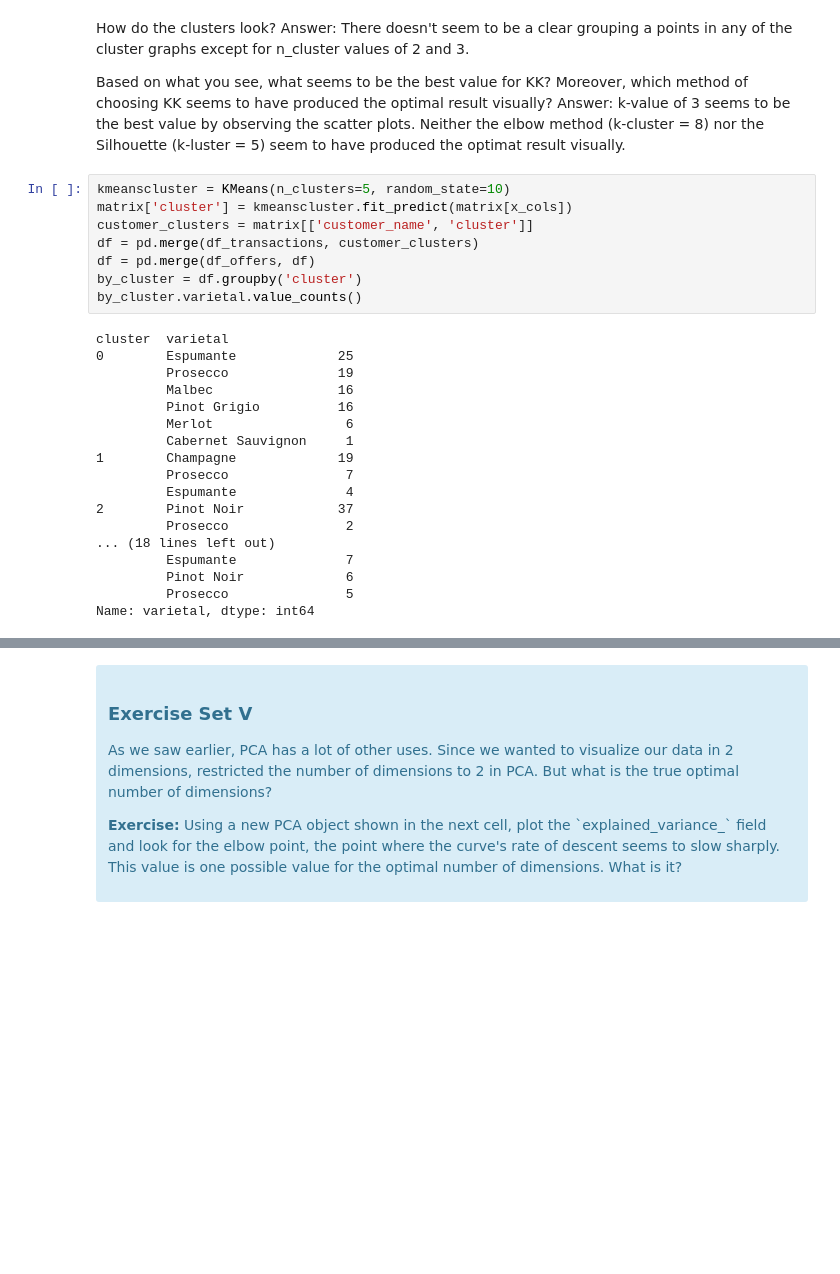
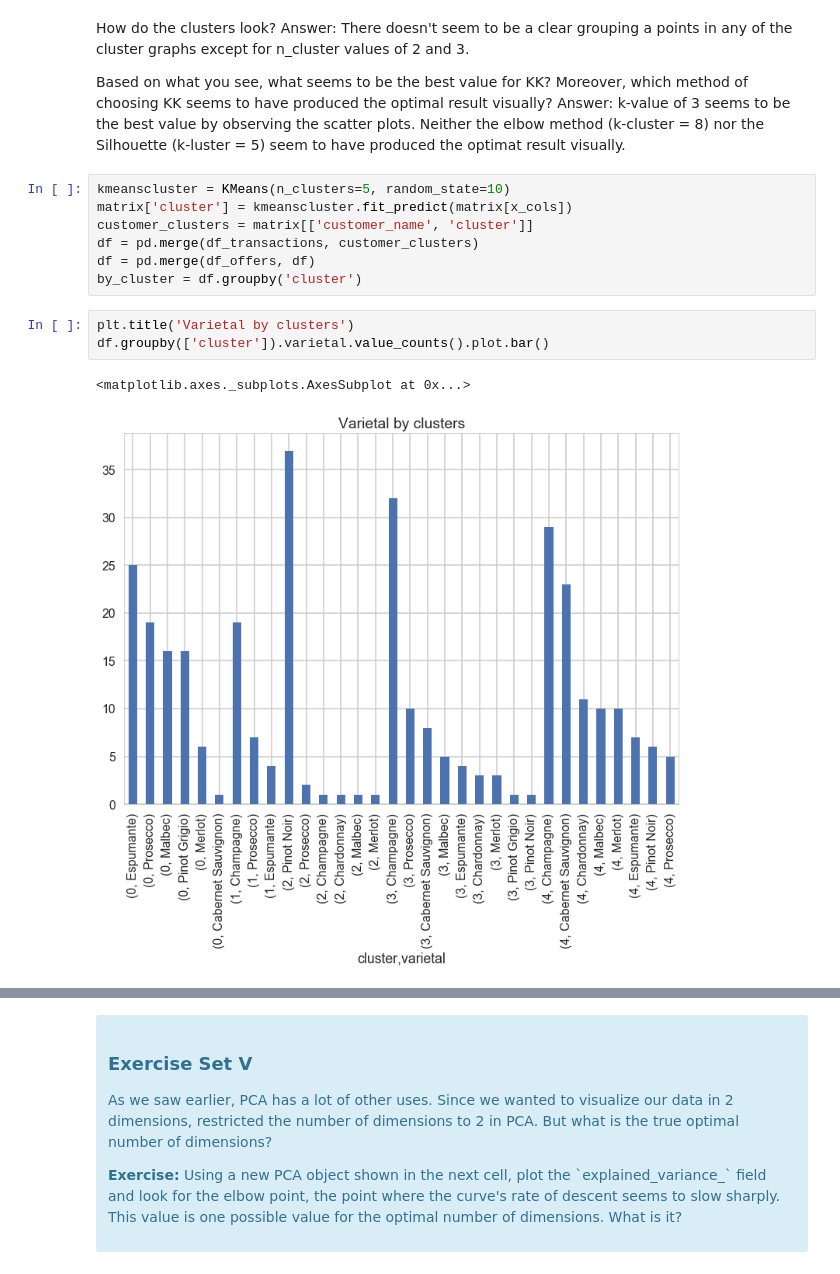
Before and after one commit to mariannetsr/springboard-1, a Jupyter notebook: clustering/Mini_Project_Clustering.ipynb, the cells around one changed output, grey strips where cells are left out. Drawn from its saved outputs; the diff is of its cells as text; blank space fills up the shorter version.

```diff
--- a/clustering/Mini_Project_Clustering.ipynb
+++ b/clustering/Mini_Project_Clustering.ipynb
@@ -446,22 +446,9 @@ customer_clusters = matrix[['customer_name', 'cluster']]
 df = pd.merge(df_transactions, customer_clusters)
 df = pd.merge(df_offers, df)
 by_cluster = df.groupby('cluster')
-by_cluster.varietal.value_counts()
-# %% [output]
-cluster  varietal
-0        Espumante             25
-         Prosecco              19
-         Malbec                16
-         Pinot Grigio          16
-         Merlot                 6
-         Cabernet Sauvignon     1
-1        Champagne             19
-         Prosecco               7
-         Espumante              4
-2        Pinot Noir            37
-         Prosecco               2
-... (18 lines left out)
-         Espumante              7
-         Pinot Noir             6
-         Prosecco               5
-Name: varietal, dtype: int64
+# %%
+plt.title('Varietal by clusters')
+df.groupby(['cluster']).varietal.value_counts().plot.bar()
+# %% [output]
+<matplotlib.axes._subplots.AxesSubplot at 0x...>
+[figure, added]
```
Also changed, not shown: parts of 13 cells of this notebook.
